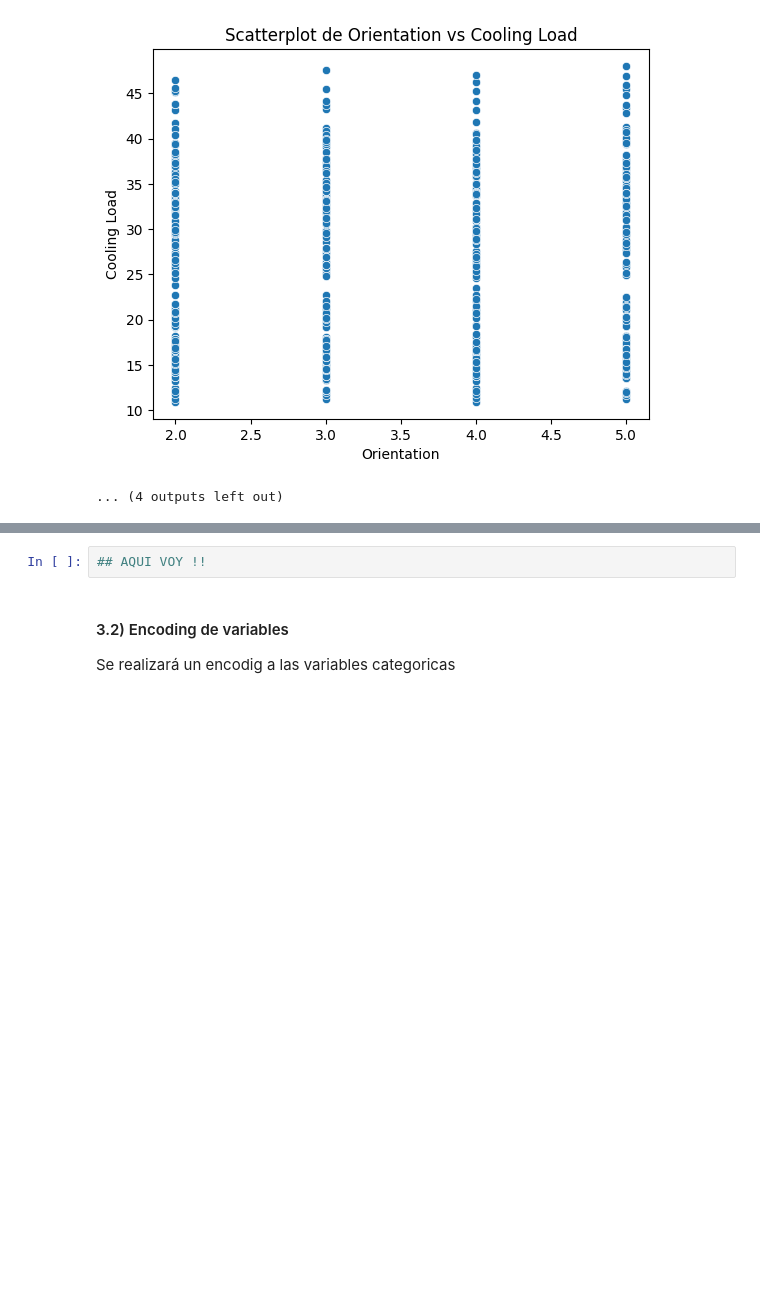
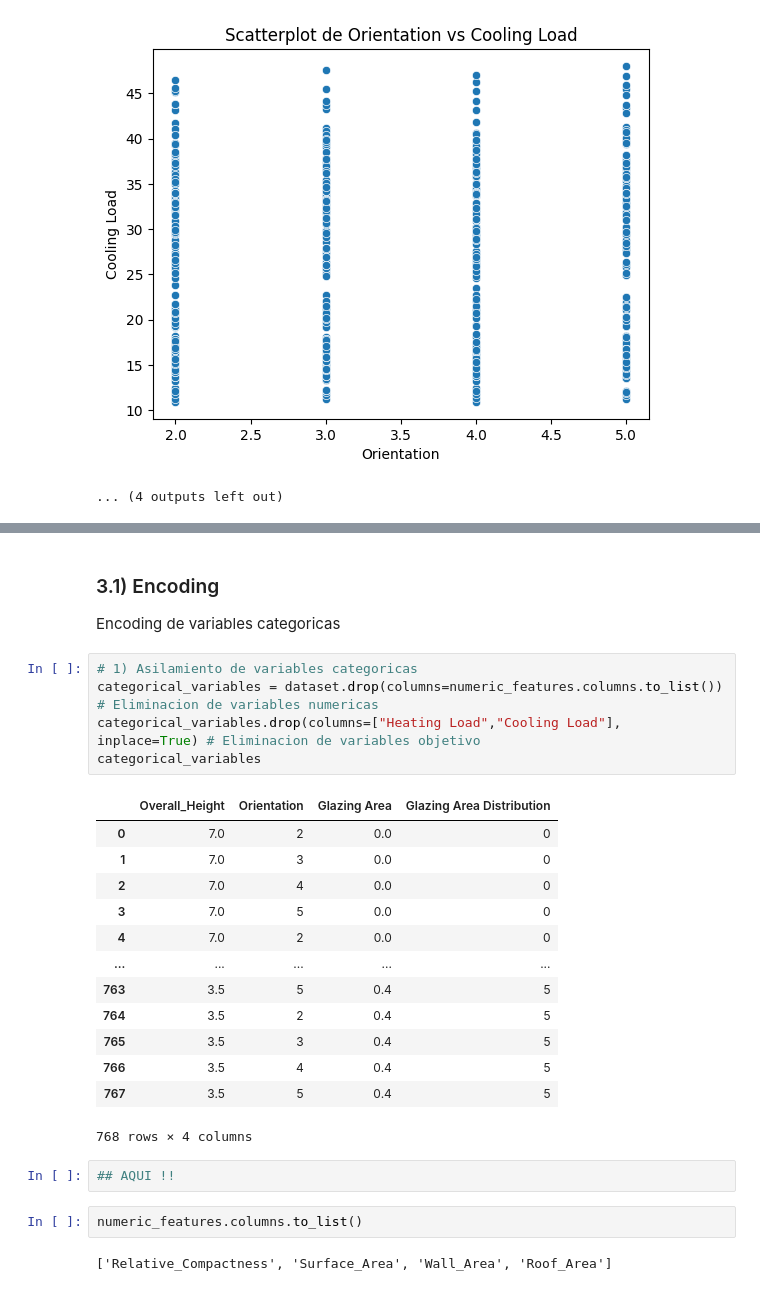
Before and after one commit to jmanuelc87/machine-learning-operations, a Jupyter notebook: mlops/notebooks/Experimental ML Process.ipynb, the cells around one changed output, grey strips where cells are left out. Cells and saved outputs as stored; diff of their text form; blank space fills up the shorter version.

```diff
--- a/mlops/notebooks/Experimental ML Process.ipynb
+++ b/mlops/notebooks/Experimental ML Process.ipynb
@@ -269,5 +328,28 @@ Se realizará un escalamiento las fetures consideradas numéricas
+# %% [markdown]
+### 3.1) Encoding
+Encoding de variables categoricas
 # %%
-## AQUI VOY !!
+# 1) Asilamiento de variables categoricas
+categorical_variables = dataset.drop(columns=numeric_features.columns.to_list()) # Eliminacion de variables numericas
+categorical_variables.drop(columns=["Heating Load","Cooling Load"], inplace=True) # Eliminacion de variables objetivo
+categorical_variables
+# %% [output]
+|  | Overall_Height | Orientation | Glazing Area | Glazing Area Distribution |
+| 0 | 7.0 | 2 | 0.0 | 0 |
+| 1 | 7.0 | 3 | 0.0 | 0 |
+| 2 | 7.0 | 4 | 0.0 | 0 |
+| 3 | 7.0 | 5 | 0.0 | 0 |
+| 4 | 7.0 | 2 | 0.0 | 0 |
+| ... | ... | ... | ... | ... |
+| 763 | 3.5 | 5 | 0.4 | 5 |
+| 764 | 3.5 | 2 | 0.4 | 5 |
+| 765 | 3.5 | 3 | 0.4 | 5 |
+| 766 | 3.5 | 4 | 0.4 | 5 |
+| 767 | 3.5 | 5 | 0.4 | 5 |
+768 rows × 4 columns
-# %% [markdown]
-#### 3.2) Encoding de variables
-Se realizará un encodig a las variables categoricas
+# %%
+## AQUI !!
+# %%
+numeric_features.columns.to_list()
+# %% [output]
+['Relative_Compactness', 'Surface_Area', 'Wall_Area', 'Roof_Area']
```
Also changed, not shown: parts of 9 cells of this notebook.
